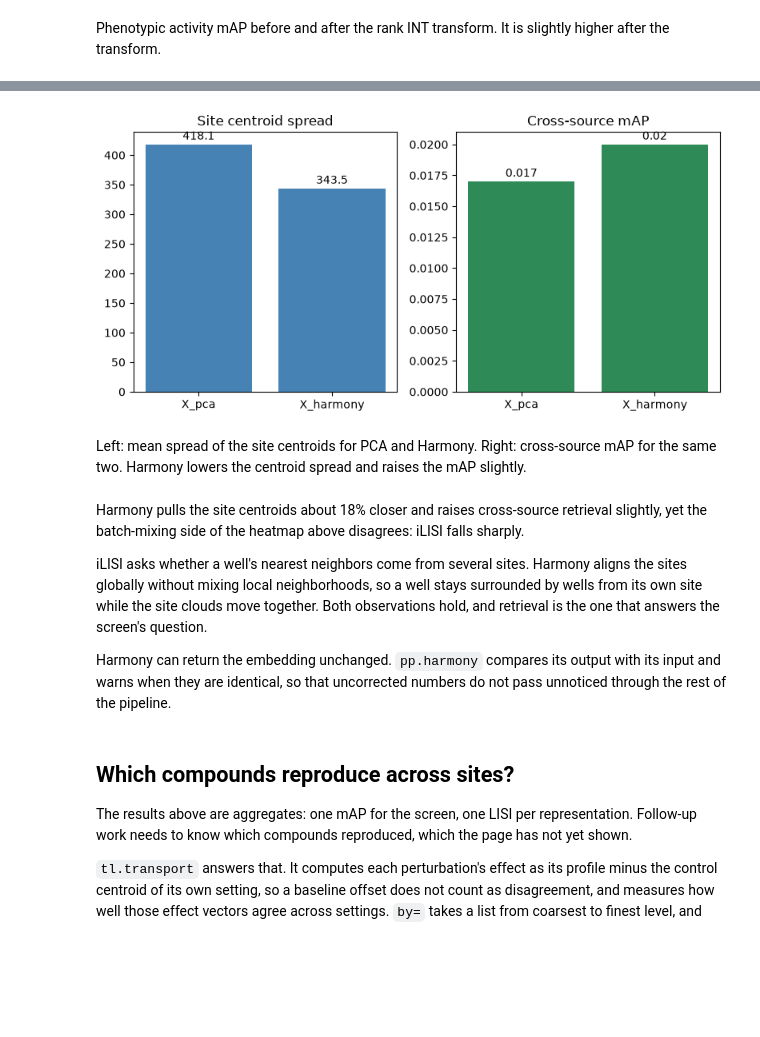
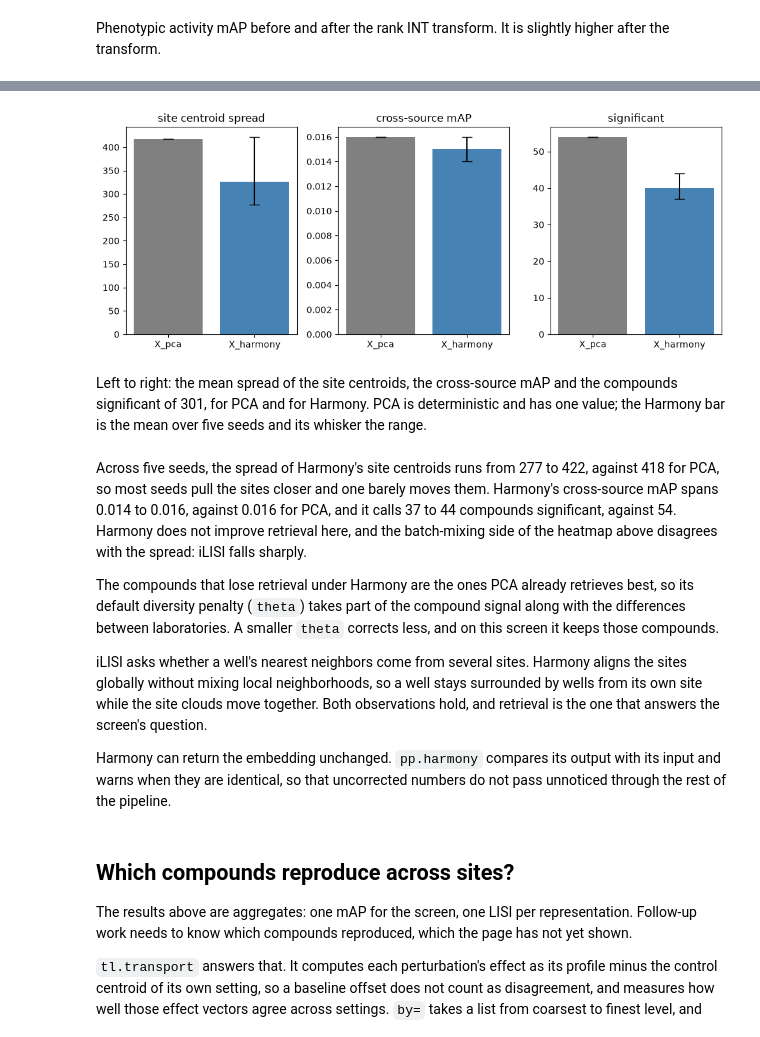
Before and after one commit to scverse/mantispy, a Jupyter notebook: docs/case_studies/cross_laboratory.ipynb, the cells around one changed output, grey strips where cells are left out. Saved outputs shown, nothing was run; the diff lists cells and outputs as text; code cells hidden in the pictures; blank space fills up the shorter version.

```diff
--- a/docs/case_studies/cross_laboratory.ipynb
+++ b/docs/case_studies/cross_laboratory.ipynb
@@ -492,23 +517,31 @@ UserWarning: with null_size=500 no p-value can fall below 1/501, so the correcti
 # %%
-keys = list(harmony_compare)
-spread = [harmony_compare[k]["site centroid spread"] for k in keys]
-maps = [harmony_compare[k]["cross-source mAP"][0] for k in keys]
-fig, axes = plt.subplots(1, 2, figsize=(8, 4))
-b0 = axes[0].bar(keys, spread, color="steelblue")
-axes[0].bar_label(b0, padding=2)
-axes[0].set_title("Site centroid spread")
-b1 = axes[1].bar(keys, maps, color="seagreen")
-axes[1].bar_label(b1, padding=2)
-axes[1].set_title("Cross-source mAP")
+fig, axes = plt.subplots(1, 3, figsize=(10, 4))
+for ax, column in zip(axes, pca, strict=True):
+    values = seeds[column]
+    low, high = values.mean() - values.min(), values.max() - values.mean()
+    ax.bar(
+        ["X_pca", "X_harmony"],
+        [pca[column], values.mean()],
+        yerr=[[0, low], [0, high]],
+        capsize=6,
+        color=["grey", "steelblue"],
+    )
+    ax.set_title(column)
 fig.tight_layout()
 plt.show()
 # %% [output]
-[figure, old version]
+[figure, new version]
 # %% [markdown]
-Left: mean spread of the site centroids for PCA and Harmony. Right: cross-source mAP for the same two. Harmony lowers the centroid spread and raises the mAP slightly.
+Left to right: the mean spread of the site centroids, the cross-source mAP and the compounds significant of 301, for PCA and for Harmony. PCA is deterministic and has one value; the Harmony bar is the mean over five seeds and its whisker the range.
 # %% [markdown]
-Harmony pulls the site centroids about 18% closer and raises cross-source retrieval slightly, yet the batch-mixing
-side of the heatmap above disagrees: iLISI falls sharply.
+Across five seeds, the spread of Harmony's site centroids runs from 277 to 422, against 418 for PCA, so most seeds pull the
+sites closer and one barely moves them. Harmony's cross-source mAP spans 0.014 to 0.016, against 0.016 for PCA, and it
+calls 37 to 44 compounds significant, against 54. Harmony does not improve retrieval here, and the batch-mixing side
+of the heatmap above disagrees with the spread: iLISI falls sharply.
+
+The compounds that lose retrieval under Harmony are the ones PCA already retrieves best, so its default
+diversity penalty (`theta`) takes part of the compound signal along with the differences between laboratories. A
+smaller `theta` corrects less, and on this screen it keeps those compounds.
 
 iLISI asks whether a well's nearest neighbors come from several sites. Harmony aligns the sites
 globally without mixing local neighborhoods, so a well stays surrounded by wells from its own
```
Also changed, not shown: parts of 21 cells of this notebook, 13 other files.
